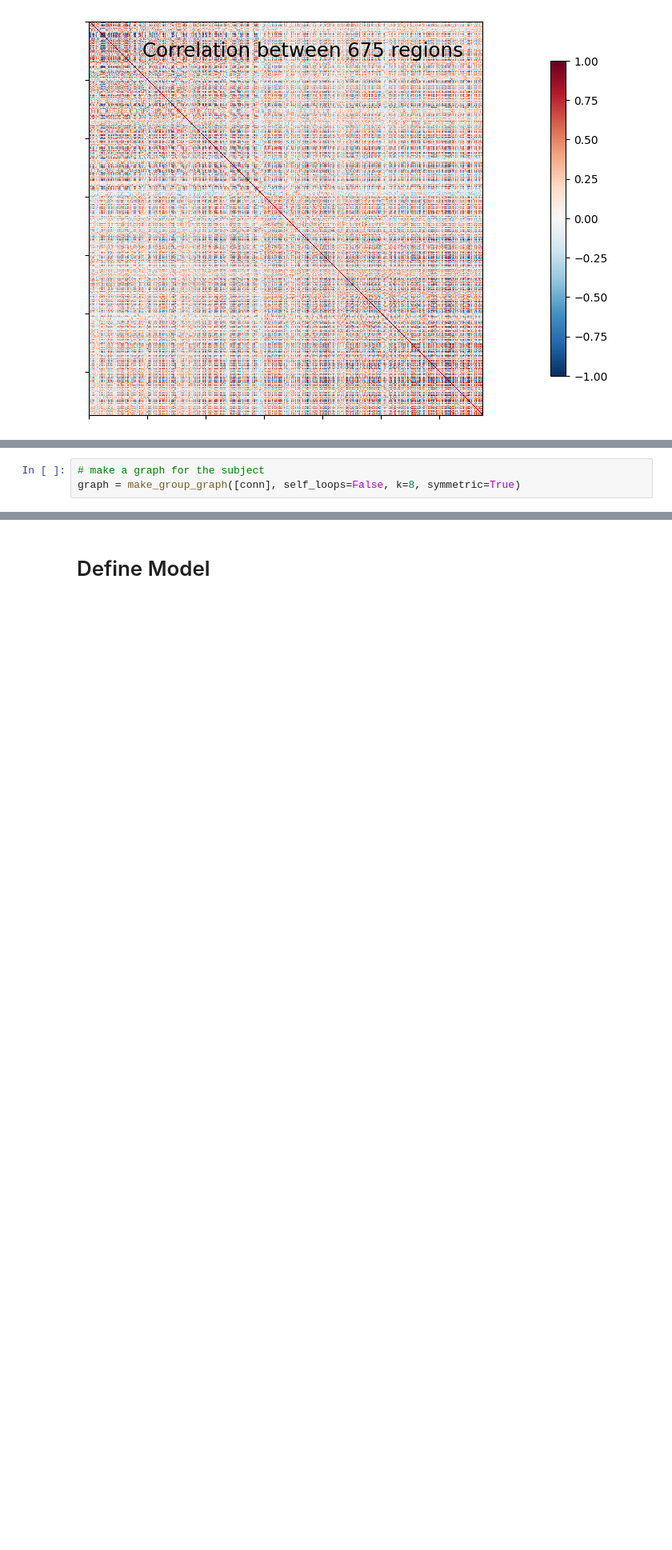
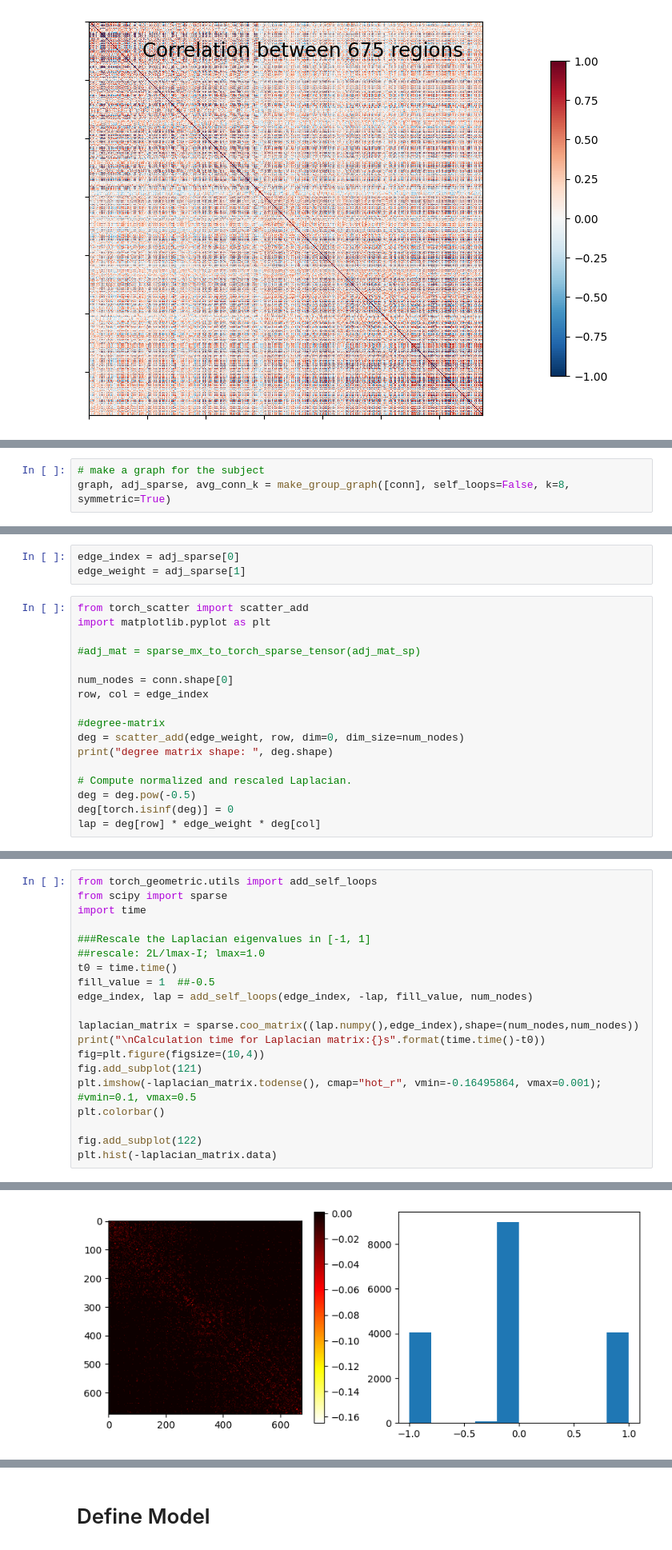
Before and after one commit to victoris93/gcn_brain_decoding, a Jupyter notebook: window_size_test.ipynb, the cells around one changed output, grey strips where cells are left out. Shown at 80% size. Cells and saved outputs as stored; diff of their text form; blank space fills up the shorter version.

Commit message:
computing Laplacian matrix from the kNN adjecency matrix

```diff
--- a/window_size_test.ipynb
+++ b/window_size_test.ipynb
@@ -73,3 +81,3 @@ Correlation matrix shape: (675, 675)
 # %%
 # make a graph for the subject
-graph = make_group_graph([conn], self_loops=False, k=8, symmetric=True)
+graph, adj_sparse, avg_conn_k = make_group_graph([conn], self_loops=False, k=8, symmetric=True)
@@ -75,0 +106,20 @@ graph = make_group_graph([conn], self_loops=False, k=8, symmetric=True)
+# %%
+edge_index = adj_sparse[0]
+edge_weight = adj_sparse[1]
+# %%
+from torch_scatter import scatter_add
+import matplotlib.pyplot as plt
+
+#adj_mat = sparse_mx_to_torch_sparse_tensor(adj_mat_sp)
+
+num_nodes = conn.shape[0]
+row, col = edge_index
+
+#degree-matrix
+deg = scatter_add(edge_weight, row, dim=0, dim_size=num_nodes)
+print("degree matrix shape: ", deg.shape)
+
+# Compute normalized and rescaled Laplacian.
+deg = deg.pow(-0.5)
+deg[torch.isinf(deg)] = 0
+lap = deg[row] * edge_weight * deg[col]
@@ -75,0 +136,21 @@ graph = make_group_graph([conn], self_loops=False, k=8, symmetric=True)
+# %%
+from torch_geometric.utils import add_self_loops
+from scipy import sparse
+import time
+
+###Rescale the Laplacian eigenvalues in [-1, 1]
+##rescale: 2L/lmax-I; lmax=1.0
+t0 = time.time()
+fill_value = 1  ##-0.5
+edge_index, lap = add_self_loops(edge_index, -lap, fill_value, num_nodes)
+
+laplacian_matrix = sparse.coo_matrix((lap.numpy(),edge_index),shape=(num_nodes,num_nodes))
+print("\nCalculation time for Laplacian matrix:{}s".format(time.time()-t0))
+fig=plt.figure(figsize=(10,4))
+fig.add_subplot(121)
+plt.imshow(-laplacian_matrix.todense(), cmap="hot_r", vmin=-0.16495864, vmax=0.001); #vmin=0.1, vmax=0.5
+plt.colorbar()
+
+fig.add_subplot(122)
+plt.hist(-laplacian_matrix.data)
+# %% [output]
@@ -75,0 +168 @@ graph = make_group_graph([conn], self_loops=False, k=8, symmetric=True)
+[figure, added]
```
Also changed, not shown: parts of 10 cells of this notebook.
